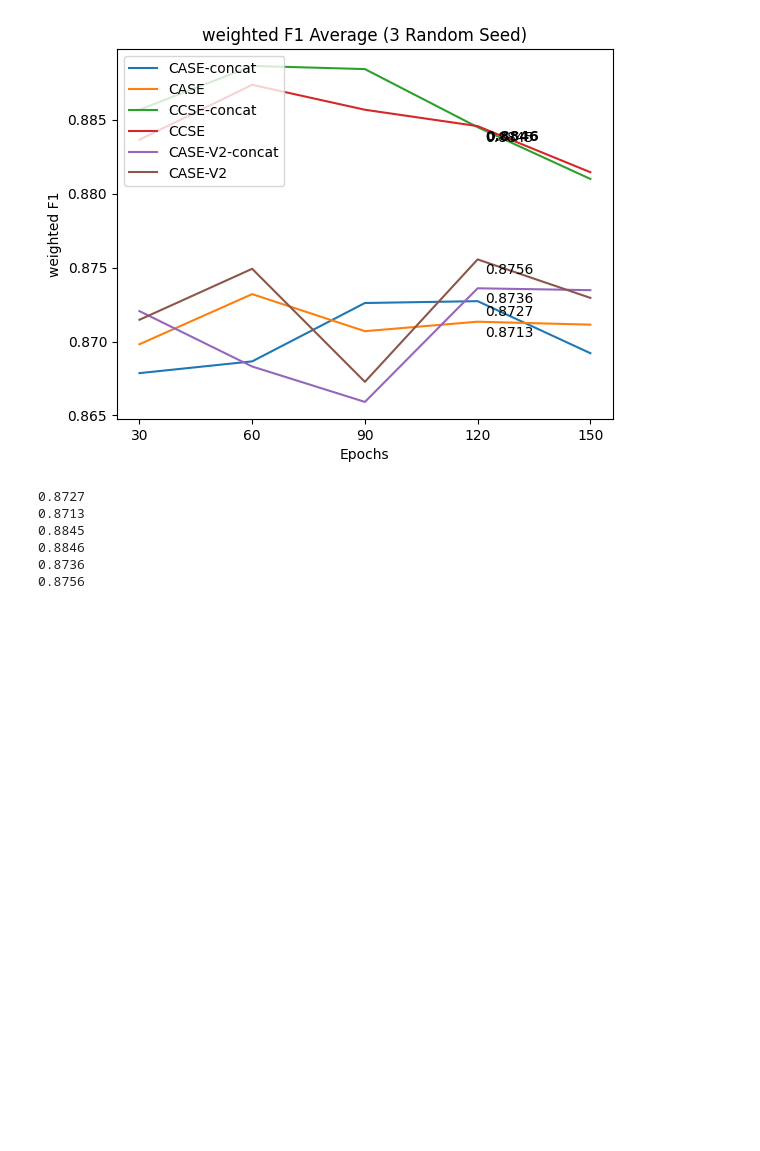
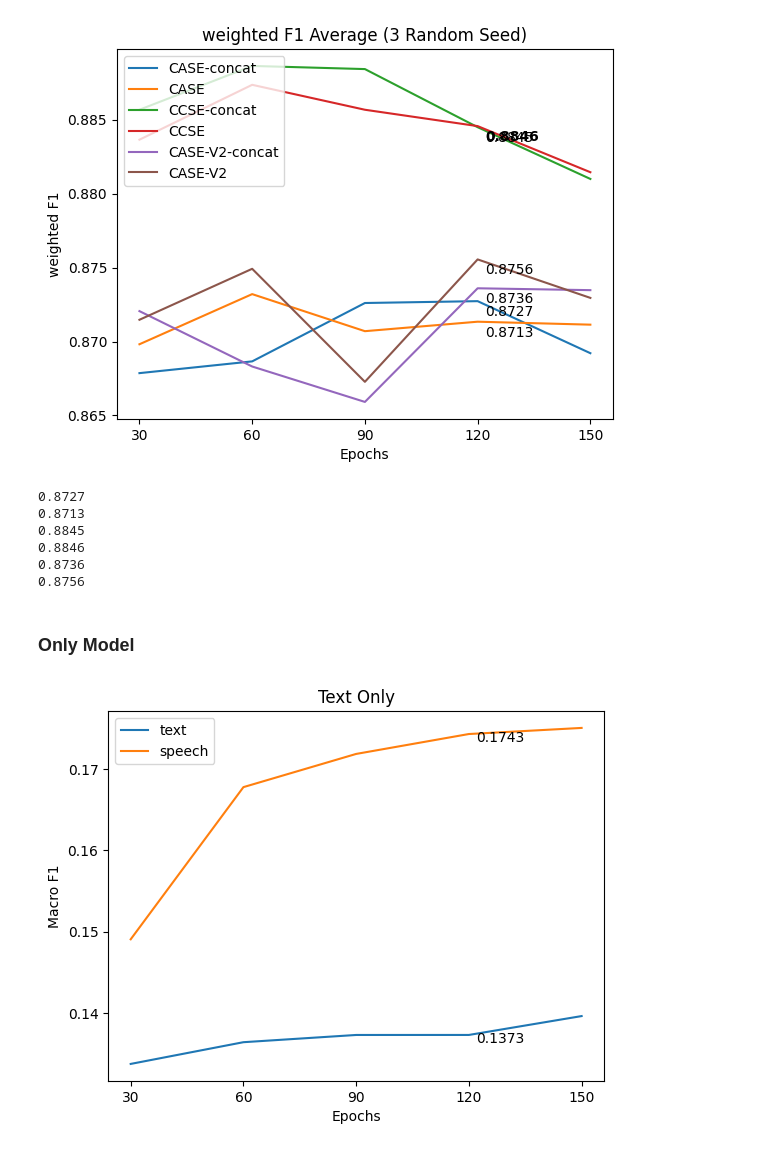
Before and after one commit to Glorang-AI/Emotion-Recognition-in-Conversation, a Jupyter notebook: score.ipynb, the cells around one changed output. Cells and saved outputs as stored; diff of their text form; code cells hidden in the pictures; blank space fills up the shorter version.

```diff
--- a/score.ipynb
+++ b/score.ipynb
@@ -298,3 +298,9 @@ print(round(data_weighted['CASE-V2-weighted_f1'][119], 4))
 0.8846
 0.8736
 0.8756
+# %% [markdown]
+### Only Model
+# %%
+data_macro = pd.read_csv("/home/jjonhwa/Emotion-Recognition-in-Conversation/data/score/only_macro.csv")
+data_micro = pd.read_csv("/home/jjonhwa/Emotion-Recognition-in-Conversation/data/score/only_micro.csv")
+data_weighted = pd.read_csv("/home/jjonhwa/Emotion-Recognition-in-Conversation/data/score/only_weighted.csv")
@@ -300,0 +324,34 @@ print(round(data_weighted['CASE-V2-weighted_f1'][119], 4))
+# %%
+drop_col = data_macro.columns
+data_macro["text"] = (data_macro["text-2023"] + data_macro["text-42"] + data_macro["text-0"]) / 3
+data_macro["speech"] = (data_macro["speech-2023"] + data_macro["speech-42"] + data_macro["speech-0"]) / 3
+data_macro.drop(drop_col, axis=1, inplace=True)
+
+drop_col = data_micro.columns
+data_micro["text"] = (data_micro["text-2023"] + data_micro["text-42"] + data_micro["text-0"]) / 3
+data_micro["speech"] = (data_micro["speech-2023"] + data_micro["speech-42"] + data_micro["speech-0"]) / 3
+data_micro.drop(drop_col, axis=1, inplace=True)
+
+drop_col = data_weighted.columns
+data_weighted["text"] = (data_weighted["text-2023"] + data_weighted["text-42"] + data_weighted["text-0"]) / 3
+data_weighted["speech"] = (data_weighted["speech-2023"] + data_weighted["speech-42"] + data_weighted["speech-0"]) / 3
+data_weighted.drop(drop_col, axis=1, inplace=True)
+
+data_macro['epoch'] = data_macro.index + 1
+data_micro['epoch'] = data_micro.index + 1
+data_weighted['epoch'] = data_weighted.index + 1
+# %%
+plt.plot(data_macro['epoch'], data_macro['text'], label="text")
+plt.plot(data_macro['epoch'], data_macro['speech'], label="speech")
+
+plt.title("Text Only")
+plt.xlabel("Epochs")
+plt.ylabel("Macro F1")
+plt.legend(loc = "upper left")
+plt.xticks(data_macro['epoch'])
+
+plt.text(data_macro['epoch'][119]+2, data_macro['text'][119] - 0.001, round(data_macro['text'][119], 4))
+plt.text(data_macro['epoch'][119]+2, data_macro['speech'][119] - 0.001, round(data_macro['speech'][119], 4))
+plt.show()
+# %% [output]
+[figure, added]
```
Also changed, not shown: parts of 5 cells of this notebook, 18 other files.
